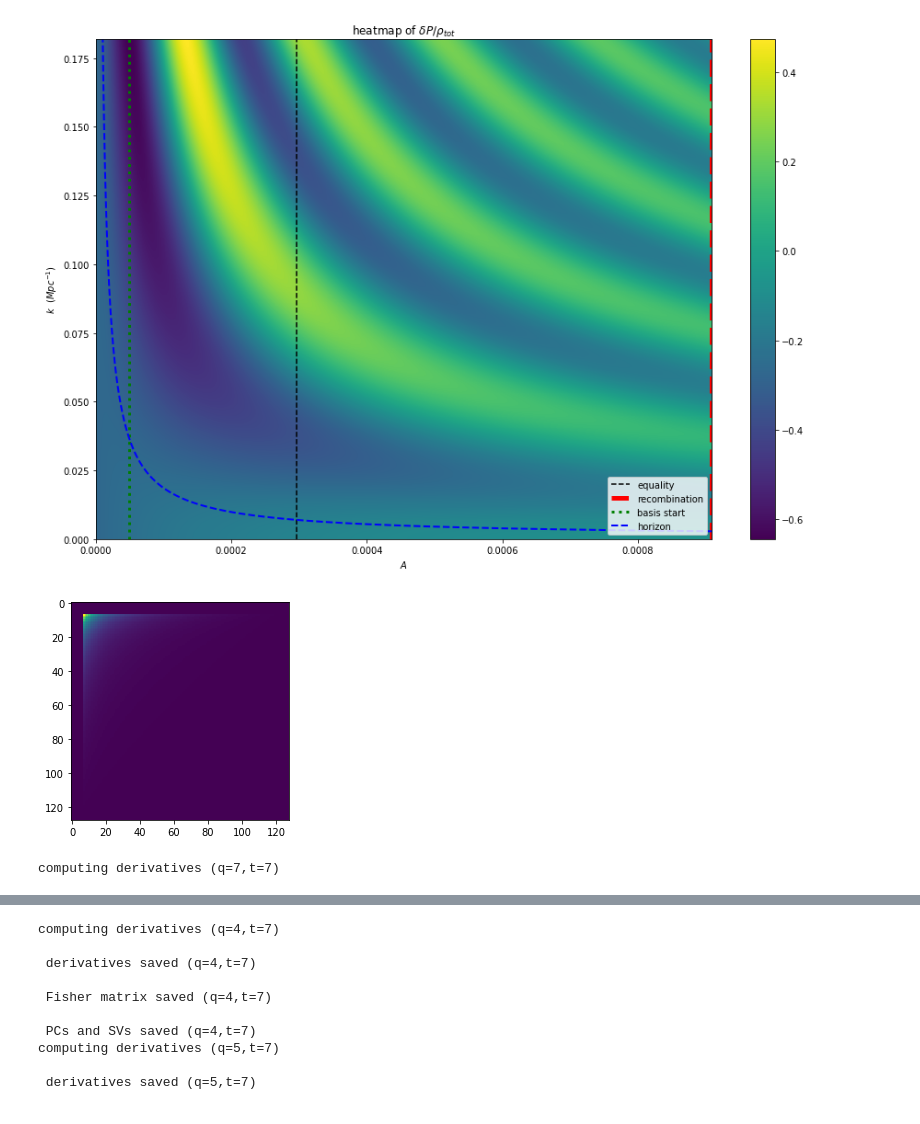
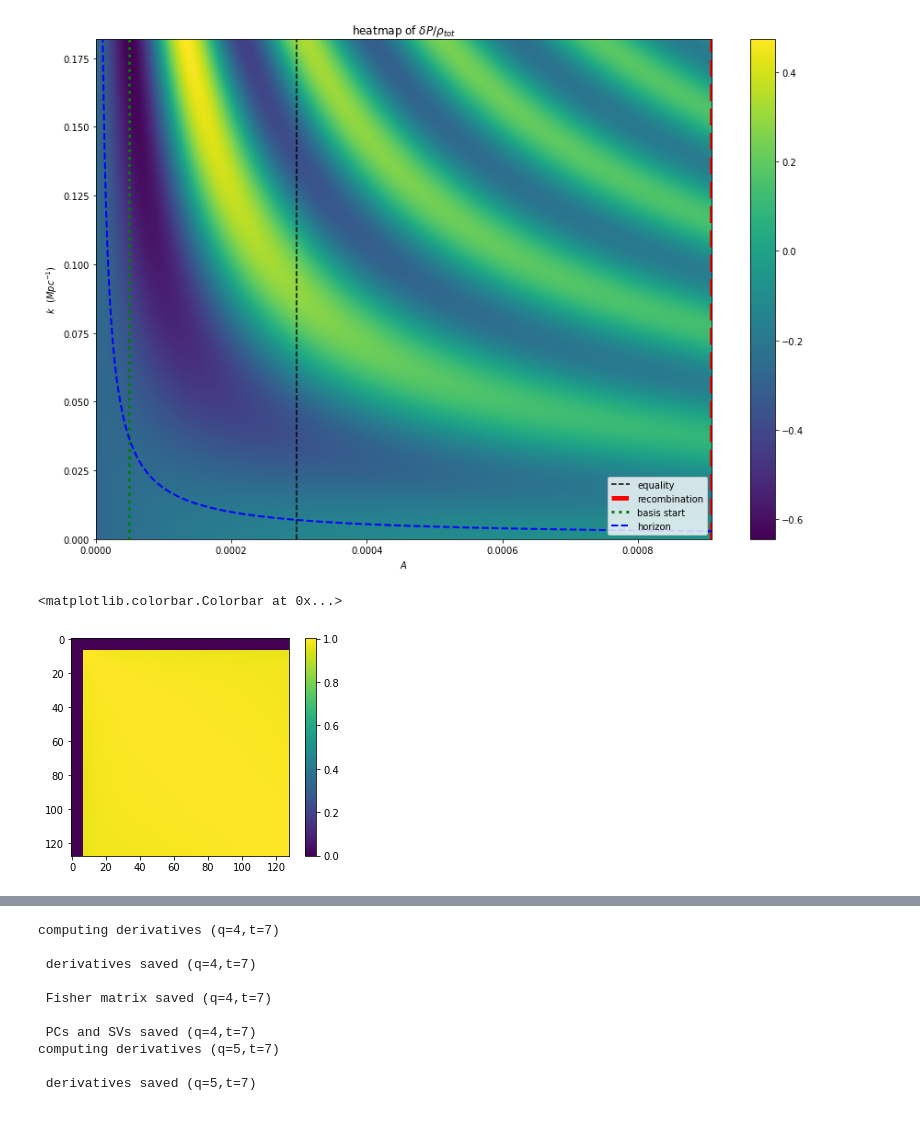
Before and after one commit to aifer4/gdm_pca, a Jupyter notebook: pca.ipynb, the cells around one changed output, grey strips where cells are left out. Saved outputs shown, nothing was run; the diff lists cells and outputs as text; code cells hidden in the pictures.

Commit message:
added rescaled basis function pca

```diff
--- a/pca.ipynb
+++ b/pca.ipynb
@@ -423,13 +422,13 @@ def CS2_PCA_rescaled(q, t, a0, F_diag):
 # %%
 # load the w fisher matrix
 F  = pickle.load(open("output/w-only/F_q-7_t-7.p", "rb"))
-plt.imshow(F)
-plt.show()
-plt.plot(np.diag(F))
-W_PCA_rescaled(q=7, t=7, a0=a0_pca, F_diag=np.diag(F))
+Fr = np.load("output/w-only/F_q-7_t-7_rescaled.p",allow_pickle=True)
+plt.imshow(Fr)
+plt.colorbar()
+#plt.plot(np.diag(F))
 # %% [output]
+<matplotlib.colorbar.Colorbar at 0x...>
-[figure, old version]
+[figure, new version]
-computing derivatives (q=7,t=7)
 # %%
 Wpc   = pickle.load(open("output/w-only/PC_q-7_t-7_rescaled.p", "rb"))
 Fsc = pickle.load(open("output/w-only/F_q-7_t-7_rescaled.p", "rb"))
```
Also changed, not shown: parts of 5 cells of this notebook, 3 other files.
